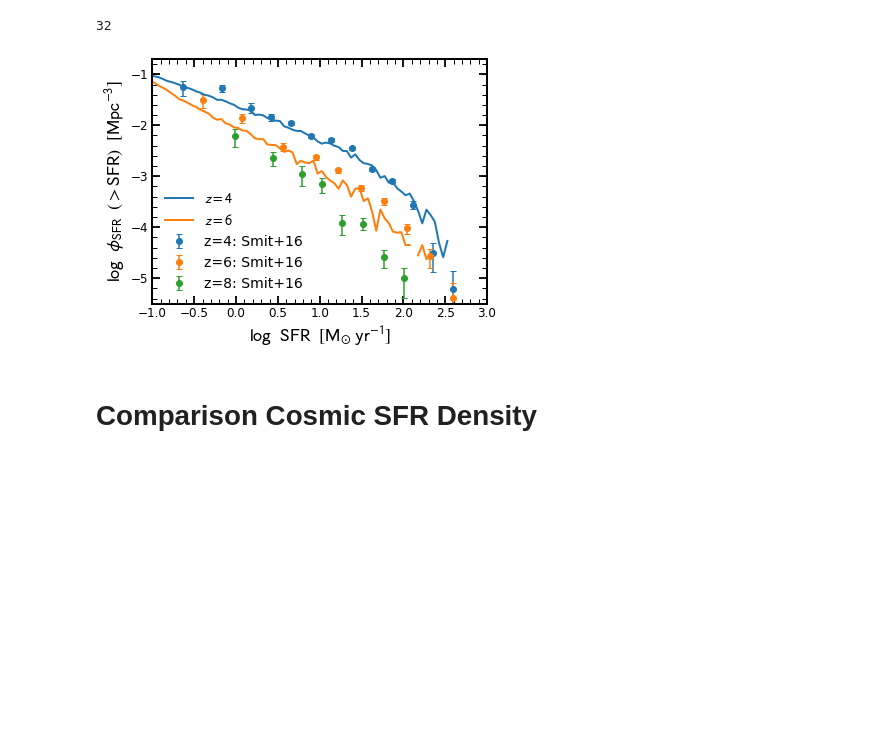
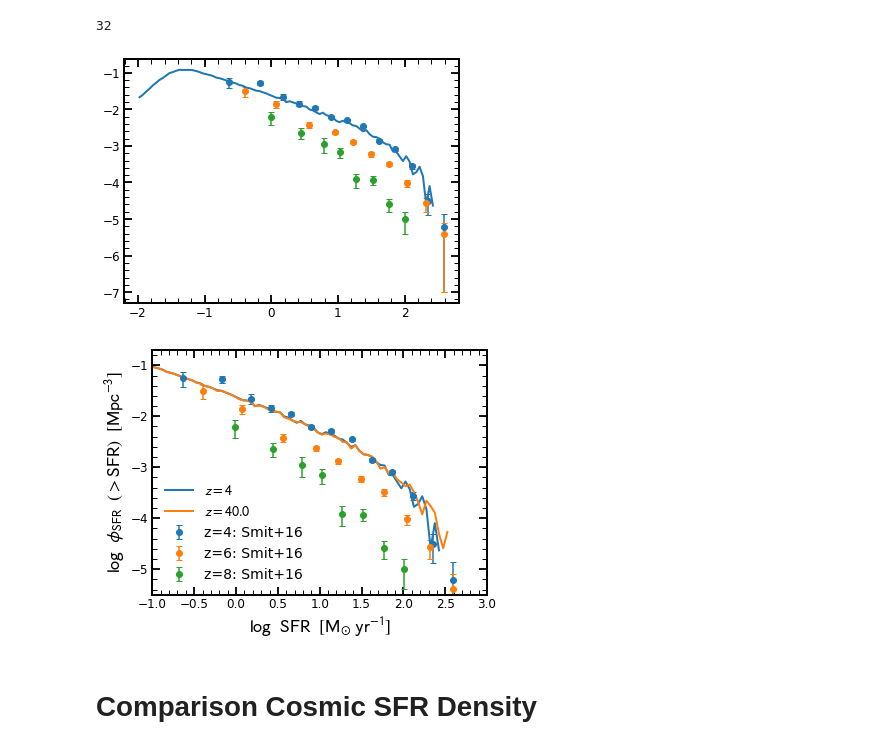
Before and after one commit to stacchella/halo_model, a Jupyter notebook: scripts/Comparison_UV_Observables.ipynb, the cells around one changed output. Saved outputs shown, nothing was run; the diff lists cells and outputs as text; code cells hidden in the pictures; blank space fills up the shorter version.

```diff
--- a/scripts/Comparison_UV_Observables.ipynb
+++ b/scripts/Comparison_UV_Observables.ipynb
@@ -605,6 +605,7 @@ SFRFct_obs_dict['8'] = np.array([SFR_list, phi_list, phi_err_list_neg, phi_err_l
 # take average SFR over past 200 Myr (UV SFR)
 
 SFR_bins_center_z4, SFR_fct_model_z4, SB = compute_SFR_Fct(path_SFH_cat + 'SFH_z4_constant.hdf5', volume_box, cumulative=False, redshift_in=4.0, completeness_correction=True)
+SFR_bins_center_z42, SFR_fct_model_z42, SB = compute_SFR_Fct(path_SFH_cat + 'SFH_z4_constant_0.0.hdf5', volume_box, cumulative=False, redshift_in=4.0, completeness_correction=True)
 #SFR_bins_center_z4, SFR_fct_model_z4, SB = compute_SFR_Fct(path_SP_cat + 'SFH_z4_constant_with_L.hdf5', volume_box, cumulative=False, redshift_in=4.0, completeness_correction=True)
 #SFR_bins_center_z6, SFR_fct_model_z6 = compute_SFR_Fct(path_SP_cat + 'SFH_z6_constant_with_L_M05.hdf5', volume_box, cumulative=False, redshift_in=6.0, completeness_correction=True)
 # %%
@@ -640,35 +641,36 @@ label_plot = ['z=4: Smit+16', 'z=6: Smit+16', 'z=8: Smit+16']
 fig, ax = plt.subplots(nrows=1, ncols=1, figsize=(6, 4.5))
 
 # Observations
 #ax.plot(np.log10(SFR_list_z4), np.log10(SFR_fct_z4), '--', color='C0', alpha=0.8)
 #ax.fill_between(np.log10(SFR_list_z4), np.log10(SFR_fct_z4_P16), np.log10(SFR_fct_z4_P84), lw=0.0, color='C0', alpha=0.2)
 #ax.plot(np.log10(SFR_list_z6), np.log10(SFR_fct_z6), '--', color='C1', alpha=0.8)
 #ax.fill_between(np.log10(SFR_list_z6), np.log10(SFR_fct_z6_P16), np.log10(SFR_fct_z6_P84), lw=0.0, color='C1', alpha=0.2)
 #ax.plot(np.log10(SFR_list_z8), np.log10(SFR_fct_z8), '--', color='C2', alpha=0.8)
 #ax.fill_between(np.log10(SFR_list_z8), np.log10(SFR_fct_z8_P16), np.log10(SFR_fct_z8_P84), lw=0.0, color='C2', alpha=0.2)
 
 # data points from observatoins
 for ii in range(len(redshift_plot)):
     plot_datapoints_observations(ax, SFRFct_obs_dict, redshift_plot[ii], color_plot[ii], label_plot[ii])
 
 
 
 # Model
 ax.plot(SFR_bins_center_z4, np.log10(SFR_fct_model_z4), '-', color='C0', lw=2, label=r'$z=4$')
-ax.plot(SFR_bins_center_z6, np.log10(SFR_fct_model_z6), '-', color='C1', lw=2, label=r'$z=6$')
+ax.plot(SFR_bins_center_z42, np.log10(SFR_fct_model_z42), '-', color='C1', lw=2, label=r'$z=4 0.0$')
 #ax.plot(np.log10(SFR_bins_center_z8), np.log10(SFR_fct_model_z8), '-', color='C2', lw=2, label=r'$z=8$')
 
 ax.set_xlabel(r'$\log\/\/\/\/\mathrm{SFR}\/\/\/\/[\mathrm{M_{\odot}}\/\/\mathrm{yr}^{-1}]$', fontsize=18)
 ax.set_ylabel(r'$\log\/\/\/\/\phi_{\rm SFR}\/\/\/\/(>\mathrm{SFR})\/\/\/\/[\mathrm{Mpc}^{-3}]$', fontsize=18)
 
 ax.set_xlim([-1.0, 3.0])
 ax.set_ylim([-5.5, -0.7])
 
 plt.legend(frameon=False, fontsize=14)
 plt.savefig(path_figures + 'SFR_Fct_evolution2.pdf', bbox_inches='tight')
 plt.show()
 # %% [output]
-[figure, old version]
+[figure, new version]
+[figure, added]
 # %% [markdown]
 # Comparison Cosmic SFR Density
 # %%
```
Also changed, not shown: 5 other files.
